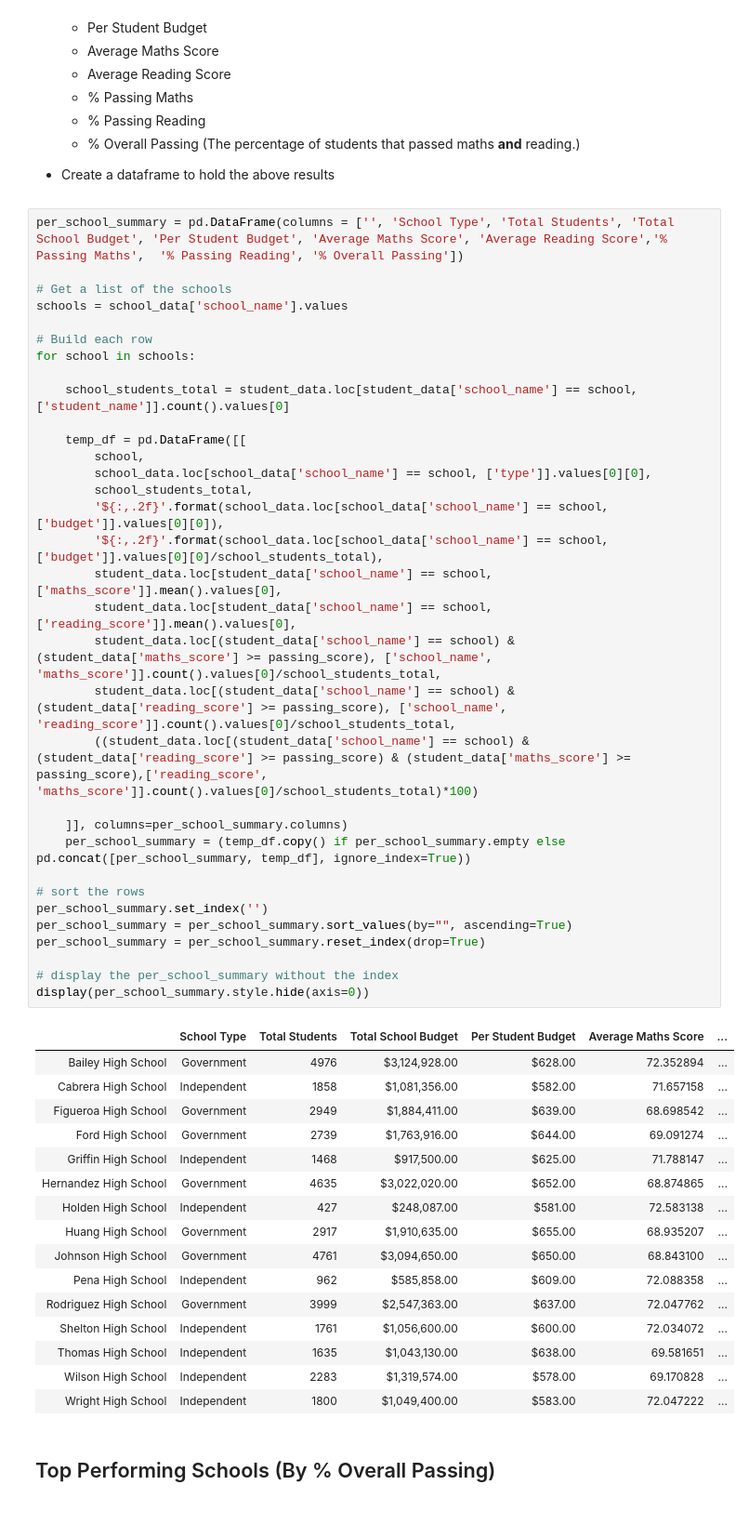
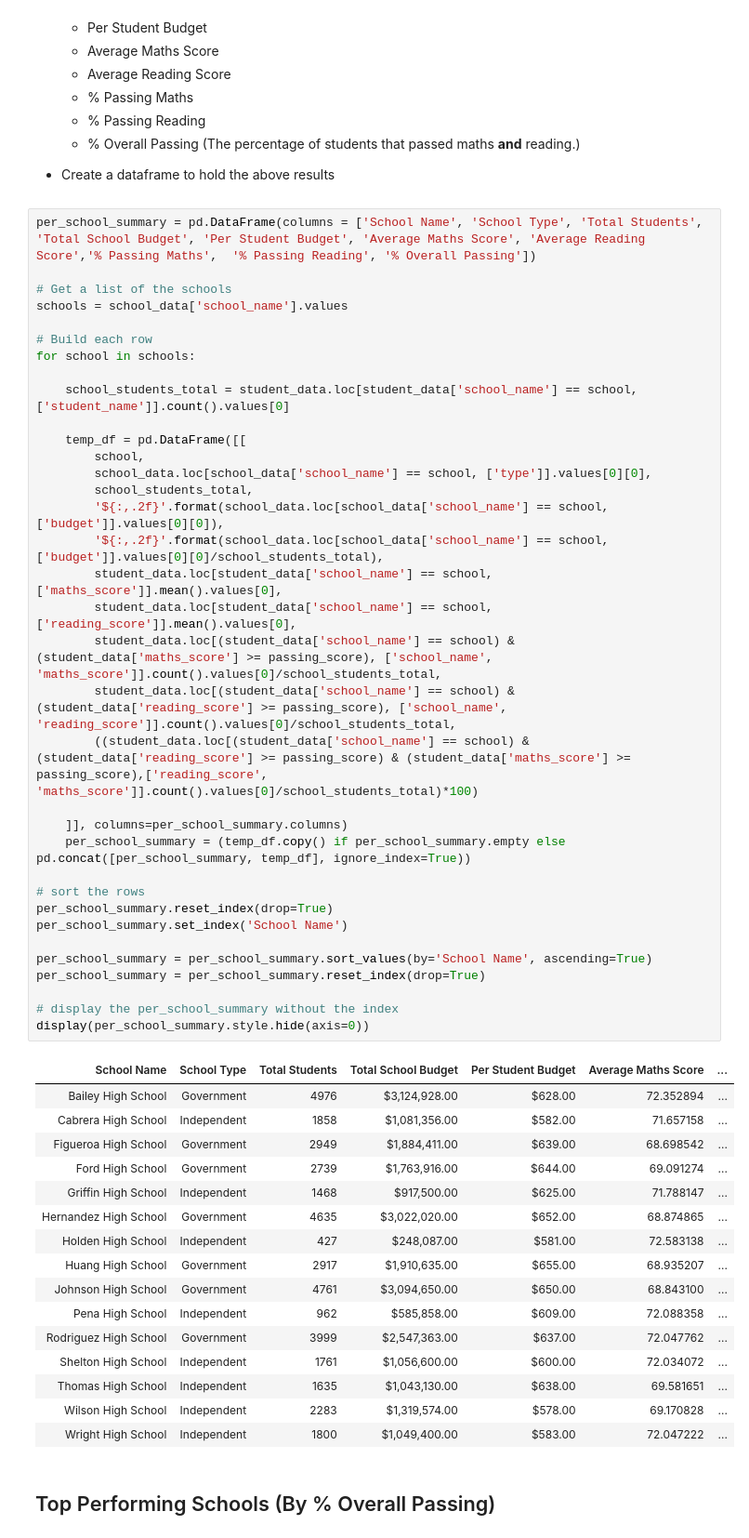
Before and after one commit to horsewell/pandas-challenge, a Jupyter notebook: PyCitySchools/PyCitySchools_starter.ipynb, the cells around one changed output. Shown at 93% size. Cells and saved outputs as stored; diff of their text form.

```diff
--- a/PyCitySchools/PyCitySchools_starter.ipynb
+++ b/PyCitySchools/PyCitySchools_starter.ipynb
@@ -73,40 +73,42 @@ area_summary
 
 * Create a dataframe to hold the above results
 # %%
-per_school_summary = pd.DataFrame(columns = ['', 'School Type', 'Total Students', 'Total School Budget', 'Per Student Budget', 'Average Maths Score', 'Average Reading Score','% Passing Maths',  '% Passing Reading', '% Overall Passing'])
+per_school_summary = pd.DataFrame(columns = ['School Name', 'School Type', 'Total Students', 'Total School Budget', 'Per Student Budget', 'Average Maths Score', 'Average Reading Score','% Passing Maths',  '% Passing Reading', '% Overall Passing'])
 
 # Get a list of the schools
 schools = school_data['school_name'].values
 
 # Build each row
 for school in schools:
 
     school_students_total = student_data.loc[student_data['school_name'] == school,['student_name']].count().values[0]
 
     temp_df = pd.DataFrame([[
         school,
         school_data.loc[school_data['school_name'] == school, ['type']].values[0][0],
         school_students_total,
         '${:,.2f}'.format(school_data.loc[school_data['school_name'] == school, ['budget']].values[0][0]),
         '${:,.2f}'.format(school_data.loc[school_data['school_name'] == school, ['budget']].values[0][0]/school_students_total),
         student_data.loc[student_data['school_name'] == school, ['maths_score']].mean().values[0],
         student_data.loc[student_data['school_name'] == school, ['reading_score']].mean().values[0],
         student_data.loc[(student_data['school_name'] == school) & (student_data['maths_score'] >= passing_score), ['school_name', 'maths_score']].count().values[0]/school_students_total,
         student_data.loc[(student_data['school_name'] == school) & (student_data['reading_score'] >= passing_score), ['school_name', 'reading_score']].count().values[0]/school_students_total,
         ((student_data.loc[(student_data['school_name'] == school) & (student_data['reading_score'] >= passing_score) & (student_data['maths_score'] >= passing_score),['reading_score', 'maths_score']].count().values[0]/school_students_total)*100)
 
     ]], columns=per_school_summary.columns)
     per_school_summary = (temp_df.copy() if per_school_summary.empty else pd.concat([per_school_summary, temp_df], ignore_index=True))
 
 # sort the rows
-per_school_summary.set_index('')
-per_school_summary = per_school_summary.sort_values(by="", ascending=True)
+per_school_summary.reset_index(drop=True)
+per_school_summary.set_index('School Name')
+
+per_school_summary = per_school_summary.sort_values(by='School Name', ascending=True)
 per_school_summary = per_school_summary.reset_index(drop=True)
 
 # display the per_school_summary without the index
 display(per_school_summary.style.hide(axis=0))
 # %% [output]
-|  | School Type | Total Students | Total School Budget | Per Student Budget | Average Maths Score | ... |
+| School Name | School Type | Total Students | Total School Budget | Per Student Budget | Average Maths Score | ... |
 | Bailey High School | Government | 4976 | $3,124,928.00 | $628.00 | 72.352894 | ... |
 | Cabrera High School | Independent | 1858 | $1,081,356.00 | $582.00 | 71.657158 | ... |
 | Figueroa High School | Government | 2949 | $1,884,411.00 | $639.00 | 68.698542 | ... |
```
Also changed, not shown: parts of 4 cells of this notebook.
